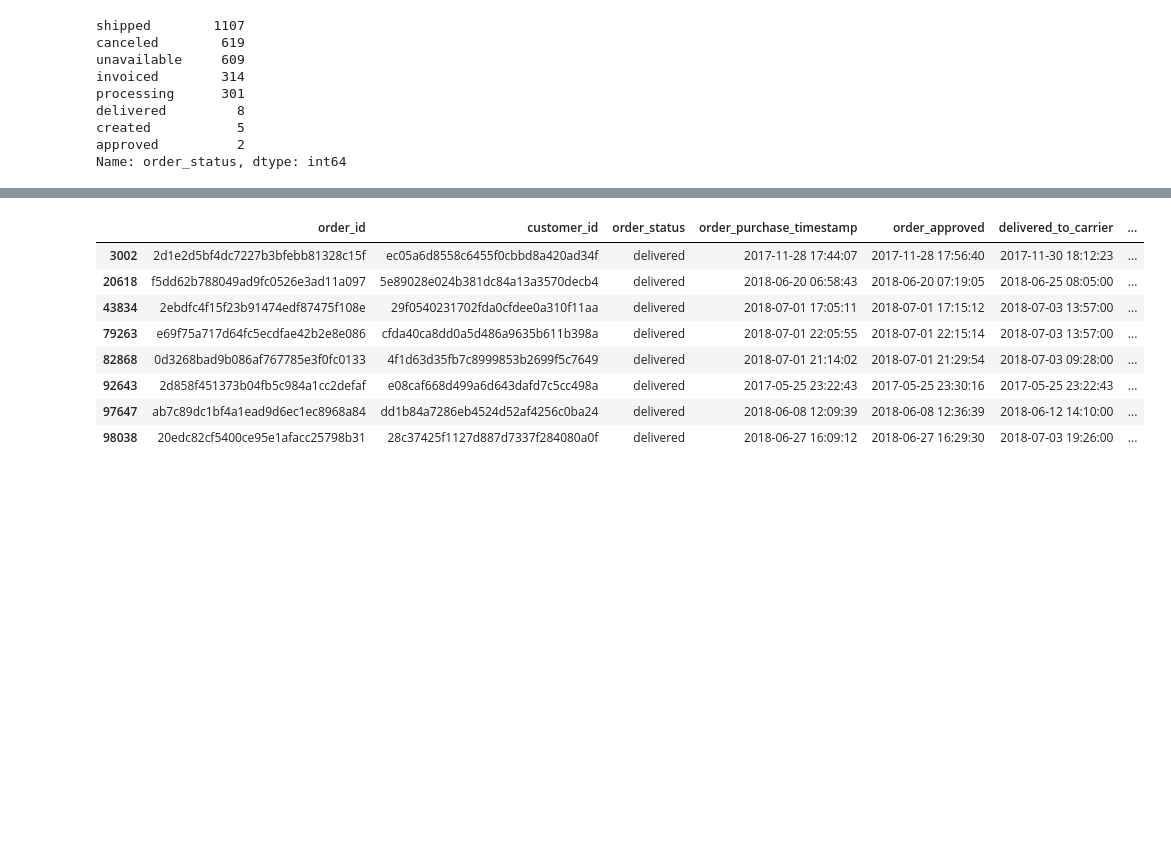
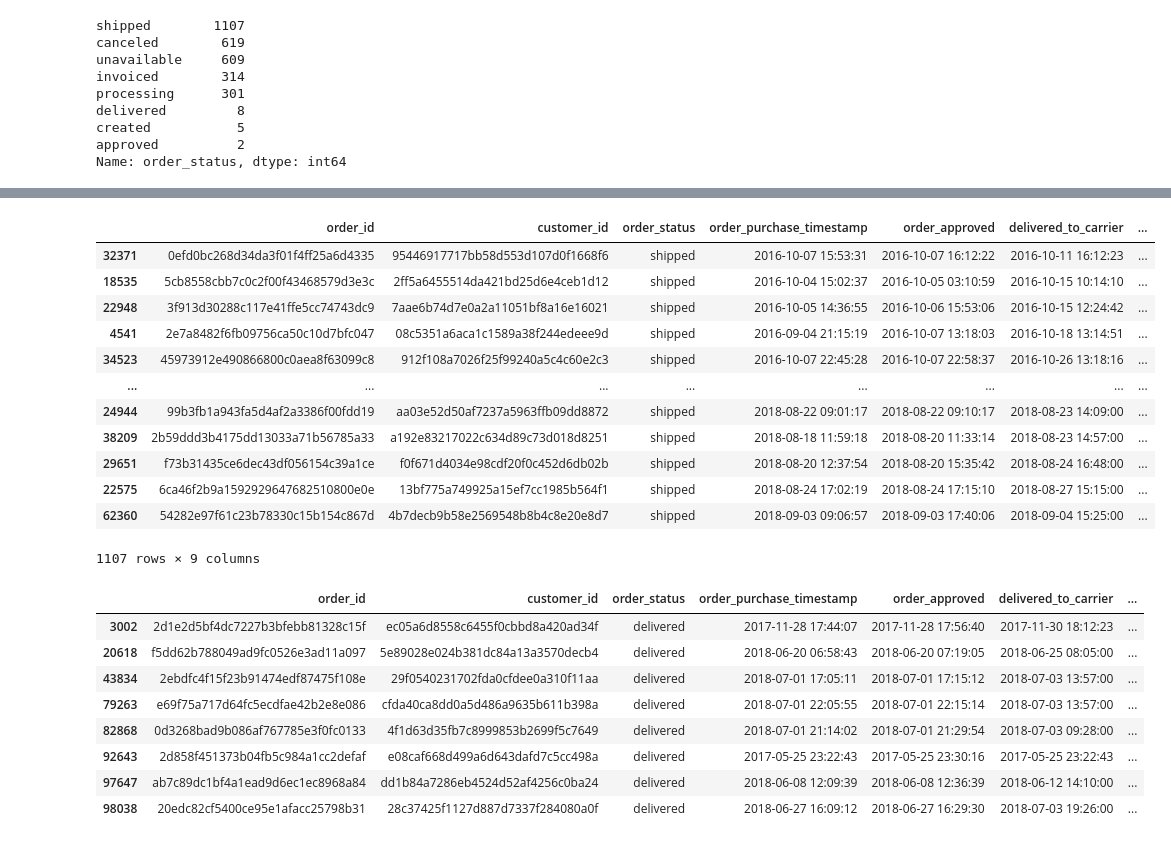
Before and after one commit to RossReisman/Data-Analyst-Portfolio, a Jupyter notebook: Python/brazil/brazil.ipynb, the cells around one changed output, grey strips where cells are left out. Saved outputs shown, nothing was run; the diff lists cells and outputs as text; code cells hidden in the pictures; blank space fills up the shorter version.

```diff
--- a/Python/brazil/brazil.ipynb
+++ b/Python/brazil/brazil.ipynb
@@ -586,3 +646,19 @@ Name: order_status, dtype: int64
+# %%
+undelivered.query("order_status == 'shipped'").sort_values(by='delivered_to_carrier')
+# %% [output]
+|  | order_id | customer_id | order_status | order_purchase_timestamp | order_approved | delivered_to_carrier | ... |
+| 32371 | 0efd0bc268d34da3f01f4ff25a6d4335 | 95446917717bb58d553d107d0f1668f6 | shipped | 2016-10-07 15:53:31 | 2016-10-07 16:12:22 | 2016-10-11 16:12:23 | ... |
+| 18535 | 5cb8558cbb7c0c2f00f43468579d3e3c | 2ff5a6455514da421bd25d6e4ceb1d12 | shipped | 2016-10-04 15:02:37 | 2016-10-05 03:10:59 | 2016-10-15 10:14:10 | ... |
+| 22948 | 3f913d30288c117e41ffe5cc74743dc9 | 7aae6b74d7e0a2a11051bf8a16e16021 | shipped | 2016-10-05 14:36:55 | 2016-10-06 15:53:06 | 2016-10-15 12:24:42 | ... |
+| 4541 | 2e7a8482f6fb09756ca50c10d7bfc047 | 08c5351a6aca1c1589a38f244edeee9d | shipped | 2016-09-04 21:15:19 | 2016-10-07 13:18:03 | 2016-10-18 13:14:51 | ... |
+| 34523 | 45973912e490866800c0aea8f63099c8 | 912f108a7026f25f99240a5c4c60e2c3 | shipped | 2016-10-07 22:45:28 | 2016-10-07 22:58:37 | 2016-10-26 13:18:16 | ... |
+| ... | ... | ... | ... | ... | ... | ... | ... |
+| 24944 | 99b3fb1a943fa5d4af2a3386f00fdd19 | aa03e52d50af7237a5963ffb09dd8872 | shipped | 2018-08-22 09:01:17 | 2018-08-22 09:10:17 | 2018-08-23 14:09:00 | ... |
+| 38209 | 2b59ddd3b4175dd13033a71b56785a33 | a192e83217022c634d89c73d018d8251 | shipped | 2018-08-18 11:59:18 | 2018-08-20 11:33:14 | 2018-08-23 14:57:00 | ... |
+| 29651 | f73b31435ce6dec43df056154c39a1ce | f0f671d4034e98cdf20f0c452d6db02b | shipped | 2018-08-20 12:37:54 | 2018-08-20 15:35:42 | 2018-08-24 16:48:00 | ... |
+| 22575 | 6ca46f2b9a1592929647682510800e0e | 13bf775a749925a15ef7cc1985b564f1 | shipped | 2018-08-24 17:02:19 | 2018-08-24 17:15:10 | 2018-08-27 15:15:00 | ... |
+| 62360 | 54282e97f61c23b78330c15b154c867d | 4b7decb9b58e2569548b8b4c8e20e8d7 | shipped | 2018-09-03 09:06:57 | 2018-09-03 17:40:06 | 2018-09-04 15:25:00 | ... |
+1107 rows × 9 columns
 # %%
 #Checking rows marked as delivered but with Null values for Delivered to Customer
 undelivered.query("order_status == 'delivered'")
```
Also changed, not shown: parts of 22 cells of this notebook.
